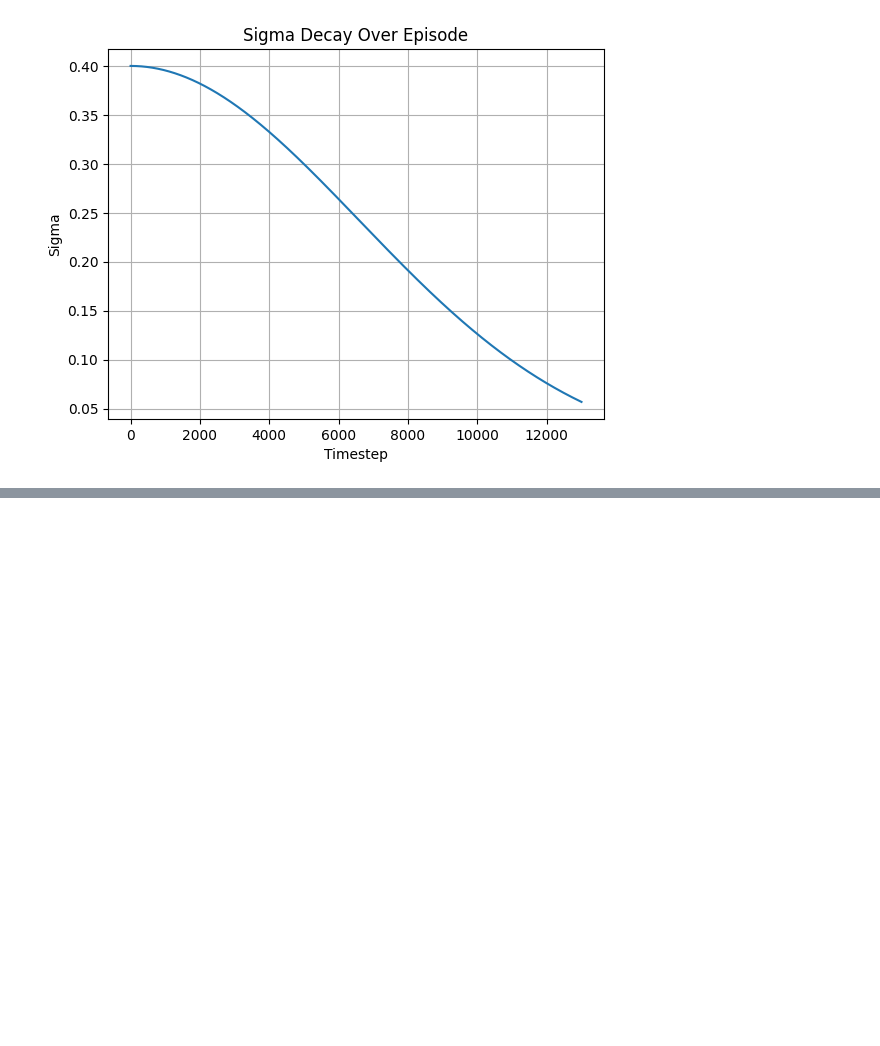
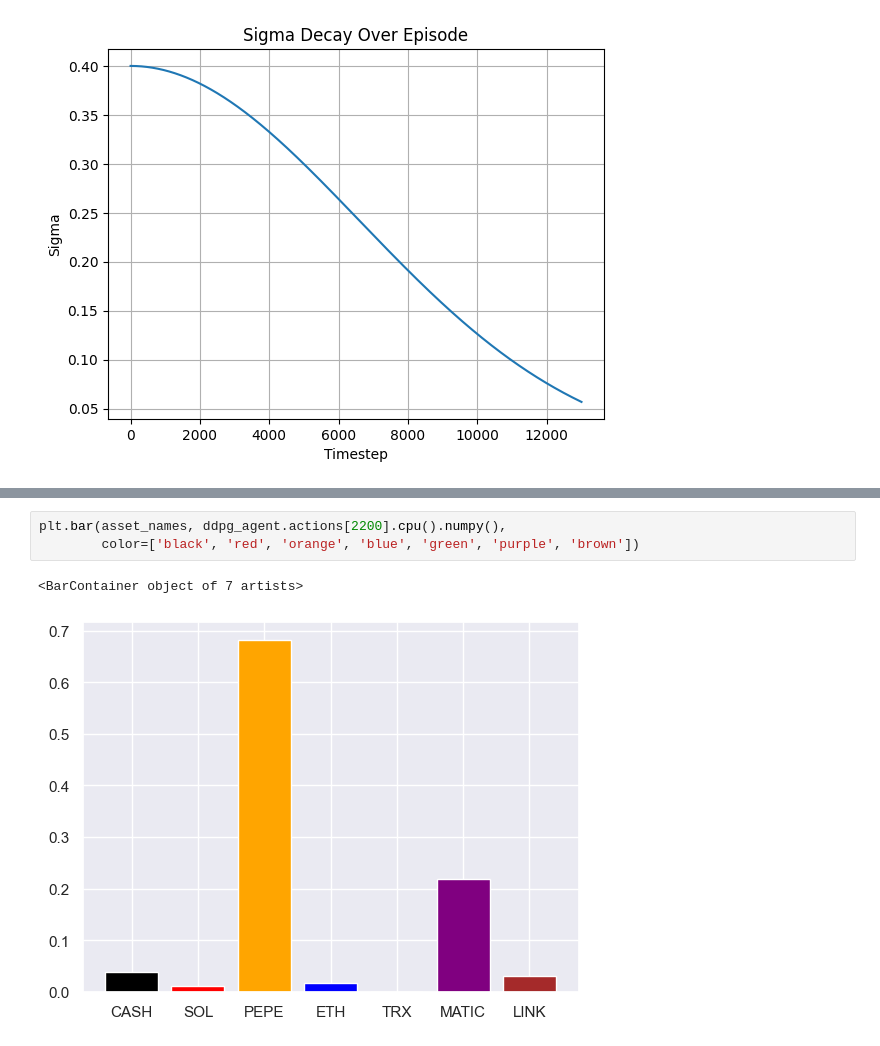
Before and after one commit to mrajancsr/deep-policy-gradient-portfolio, a Jupyter notebook: ddpgportfolio/agent/ddpg_agent_trade.ipynb, the cells around one changed output, grey strips where cells are left out. Saved outputs shown, nothing was run; the diff lists cells and outputs as text; blank space fills up the shorter version.

```diff
--- a/ddpgportfolio/agent/ddpg_agent_trade.ipynb
+++ b/ddpgportfolio/agent/ddpg_agent_trade.ipynb
@@ -268,0 +274,6 @@ asset_names
+# %%
+plt.bar(asset_names, ddpg_agent.actions[2200].cpu().numpy(),
+        color=['black', 'red', 'orange', 'blue', 'green', 'purple', 'brown'])
+# %% [output]
+<BarContainer object of 7 artists>
+[figure, added]
```
Also changed, not shown: parts of 15 cells of this notebook.
